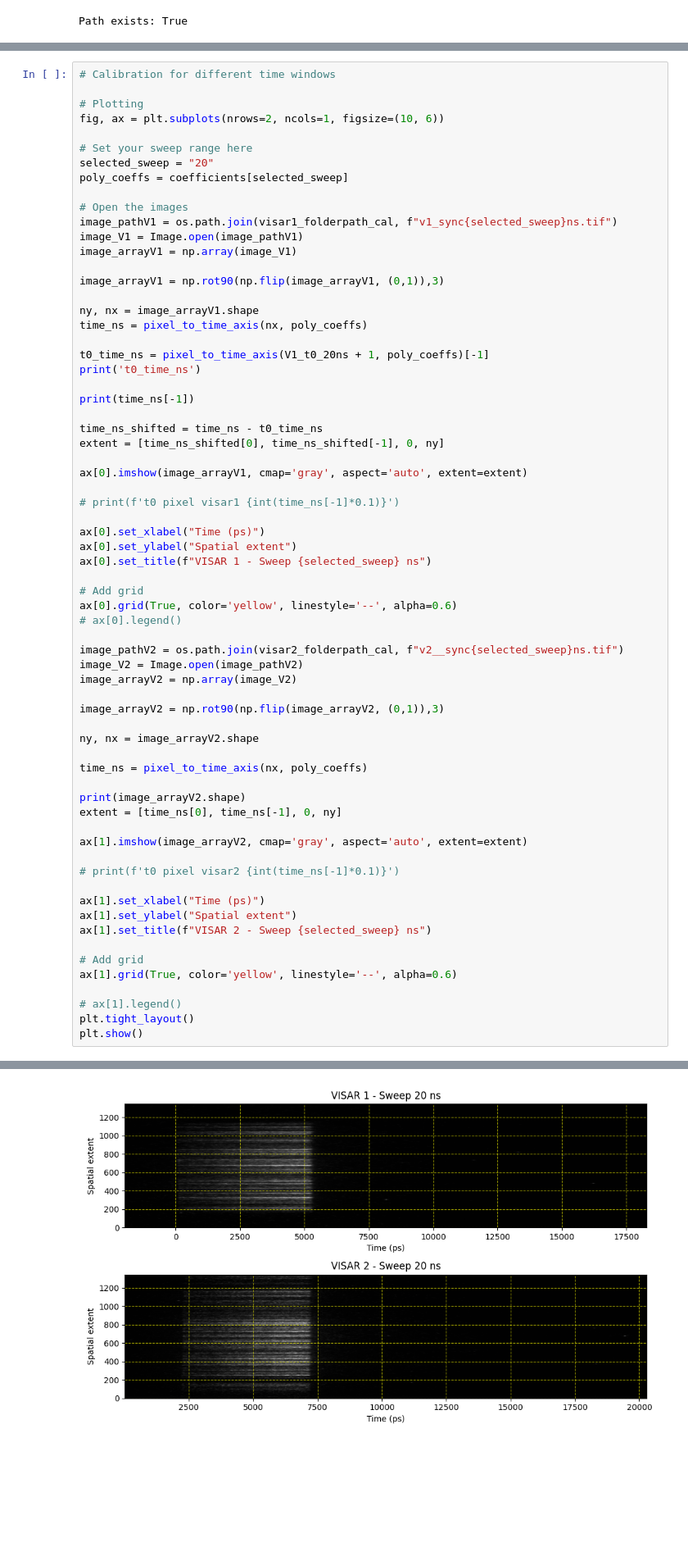
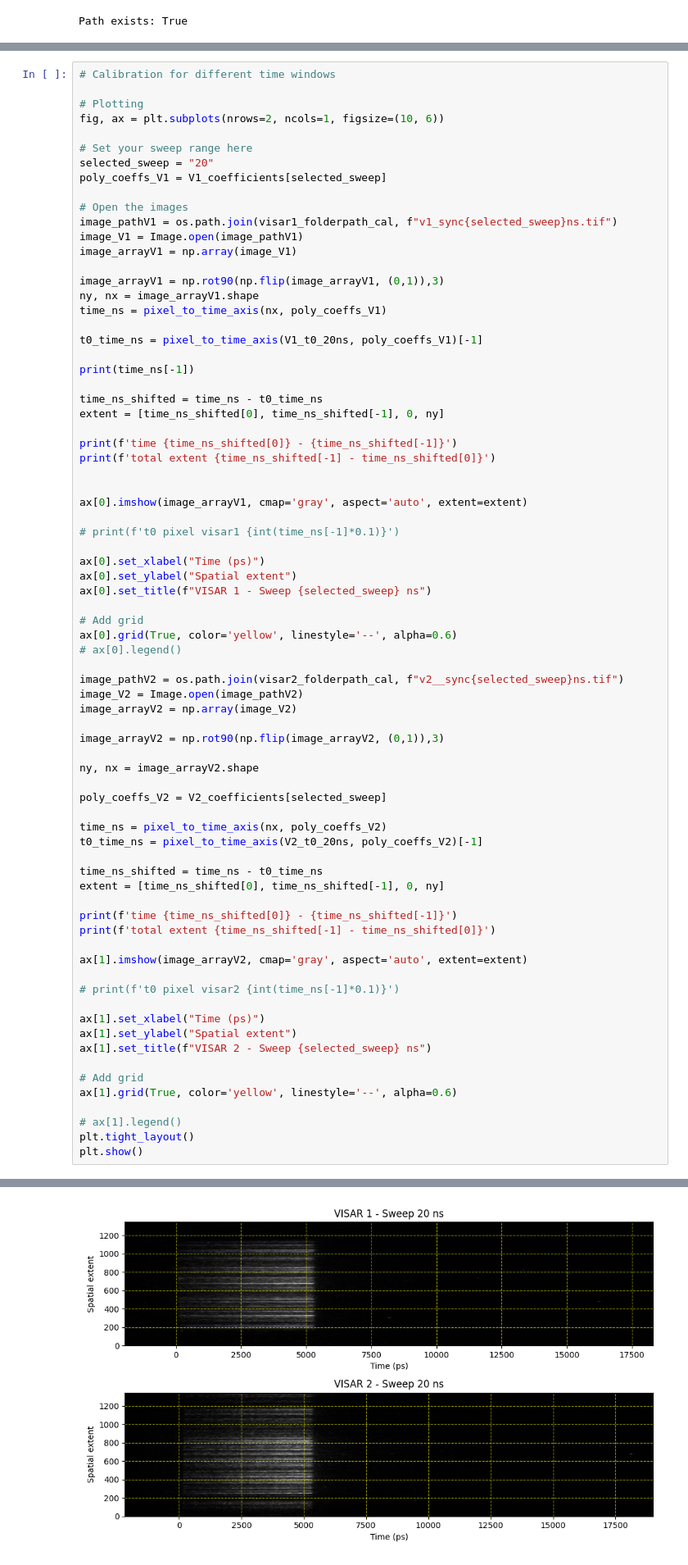
Before and after one commit to mila-fitzgerald/SACLA_RIXS_2025, a Jupyter notebook: visar_calibration.ipynb, the cells around one changed output, grey strips where cells are left out. Shown at 82% size. Cells and saved outputs as stored; diff of their text form; blank space fills up the shorter version.

Commit message:
fixed VISAR coefficients
Coefficients for V2 were wrong in last scripts, now fixed

```diff
--- a/visar_calibration.ipynb
+++ b/visar_calibration.ipynb
@@ -124,7 +134,7 @@ fig, ax = plt.subplots(nrows=2, ncols=1, figsize=(10, 6))
 
 # Set your sweep range here
 selected_sweep = "20"
-poly_coeffs = coefficients[selected_sweep]
+poly_coeffs_V1 = V1_coefficients[selected_sweep]
 
 # Open the images
 image_pathV1 = os.path.join(visar1_folderpath_cal, f"v1_sync{selected_sweep}ns.tif")
@@ -132,17 +142,19 @@ image_V1 = Image.open(image_pathV1)
 image_arrayV1 = np.array(image_V1)
 
 image_arrayV1 = np.rot90(np.flip(image_arrayV1, (0,1)),3)
+ny, nx = image_arrayV1.shape
+time_ns = pixel_to_time_axis(nx, poly_coeffs_V1)
 
-ny, nx = image_arrayV1.shape
-time_ns = pixel_to_time_axis(nx, poly_coeffs)
-
-t0_time_ns = pixel_to_time_axis(V1_t0_20ns + 1, poly_coeffs)[-1]
-print('t0_time_ns')
+t0_time_ns = pixel_to_time_axis(V1_t0_20ns, poly_coeffs_V1)[-1]
 
 print(time_ns[-1])
 
 time_ns_shifted = time_ns - t0_time_ns
 extent = [time_ns_shifted[0], time_ns_shifted[-1], 0, ny]
+
+print(f'time {time_ns_shifted[0]} - {time_ns_shifted[-1]}')
+print(f'total extent {time_ns_shifted[-1] - time_ns_shifted[0]}')
+
 
 ax[0].imshow(image_arrayV1, cmap='gray', aspect='auto', extent=extent)
 
@@ -164,10 +176,16 @@ image_arrayV2 = np.rot90(np.flip(image_arrayV2, (0,1)),3)
 
 ny, nx = image_arrayV2.shape
 
-time_ns = pixel_to_time_axis(nx, poly_coeffs)
+poly_coeffs_V2 = V2_coefficients[selected_sweep]
 
-print(image_arrayV2.shape)
-extent = [time_ns[0], time_ns[-1], 0, ny]
+time_ns = pixel_to_time_axis(nx, poly_coeffs_V2)
+t0_time_ns = pixel_to_time_axis(V2_t0_20ns, poly_coeffs_V2)[-1]
+
+time_ns_shifted = time_ns - t0_time_ns
+extent = [time_ns_shifted[0], time_ns_shifted[-1], 0, ny]
+
+print(f'time {time_ns_shifted[0]} - {time_ns_shifted[-1]}')
+print(f'total extent {time_ns_shifted[-1] - time_ns_shifted[0]}')
 
 ax[1].imshow(image_arrayV2, cmap='gray', aspect='auto', extent=extent)
 
@@ -190,4 +210,4 @@ t0_time_ns
-[figure, old version]
+[figure, new version]
 # %%
 # Calibration for different time windows
 
```
Also changed, not shown: parts of 3 cells of this notebook, 1 other file.
